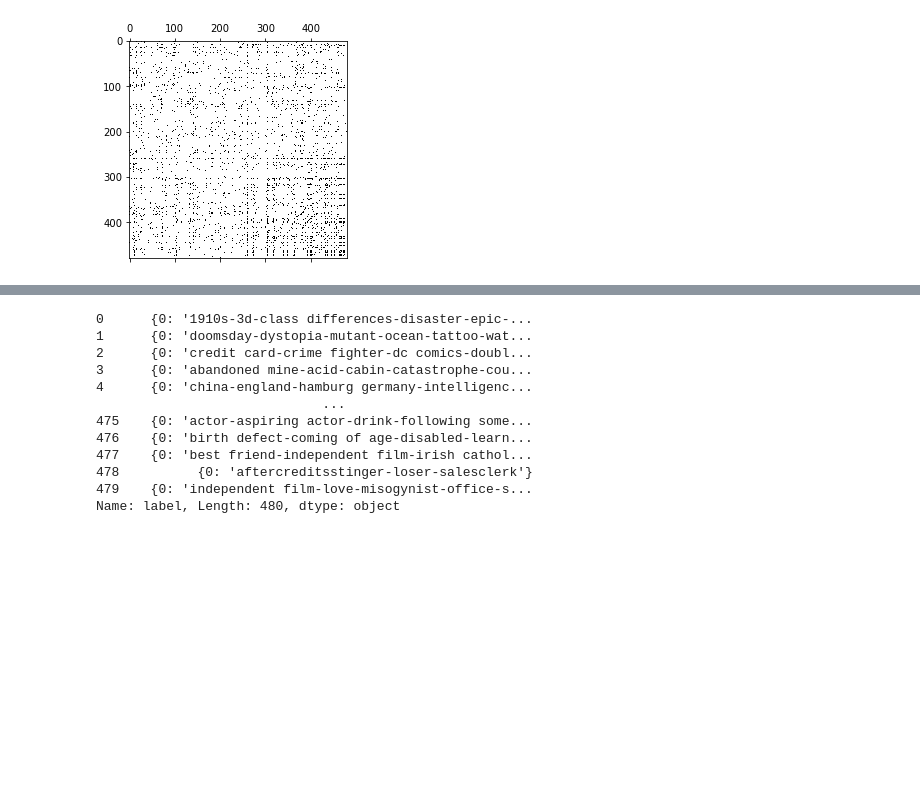
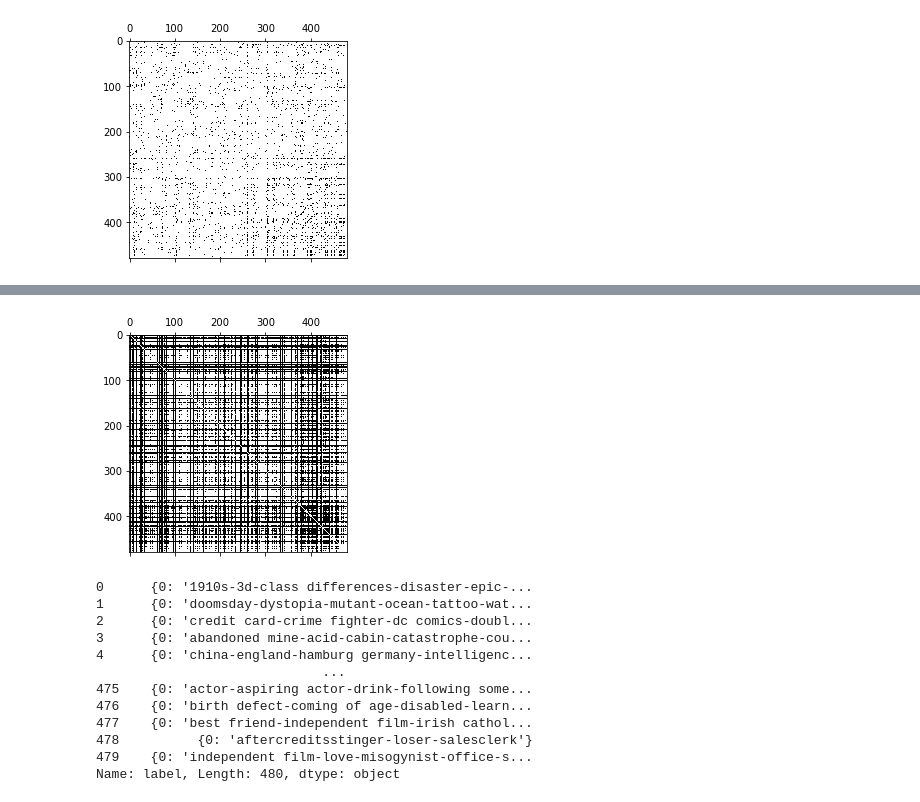
Before and after one commit to Lambo97/MovieRecommendation, a Jupyter notebook: src/movie_feature_network.ipynb, the cells around one changed output, grey strips where cells are left out. Drawn from its saved outputs; the diff is of its cells as text; code cells hidden in the pictures; blank space fills up the shorter version.

```diff
--- a/src/movie_feature_network.ipynb
+++ b/src/movie_feature_network.ipynb
@@ -184,3 +261,8 @@ plt.show()
+# %%
+plt.spy(movie_keywords_matrix)
+plt.show()
+# %% [output]
+[figure, added]
 # %%
 # Add labels for visualisation in Gephi
 
```
Also changed, not shown: parts of 27 cells of this notebook, 1 other file.
